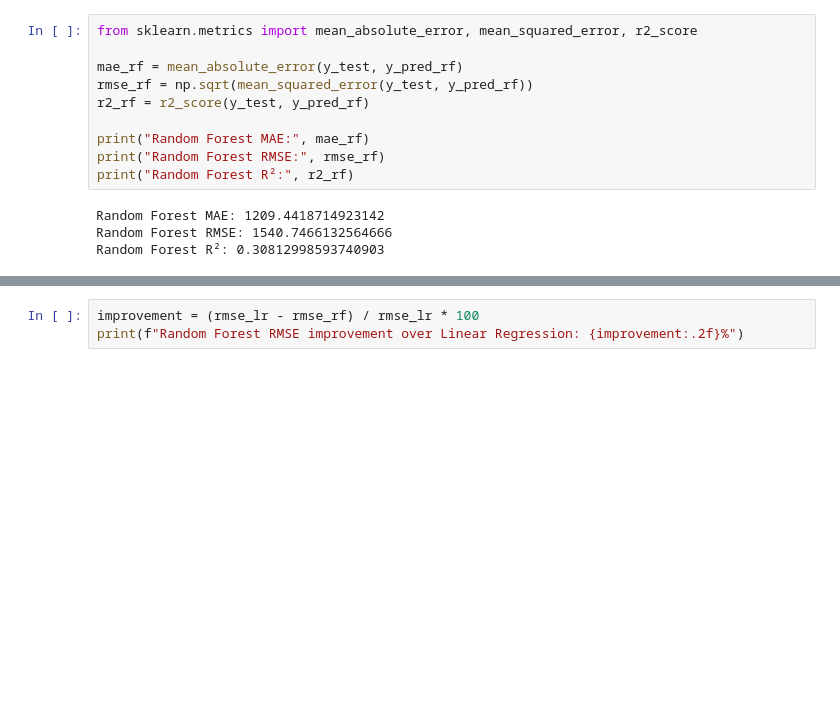
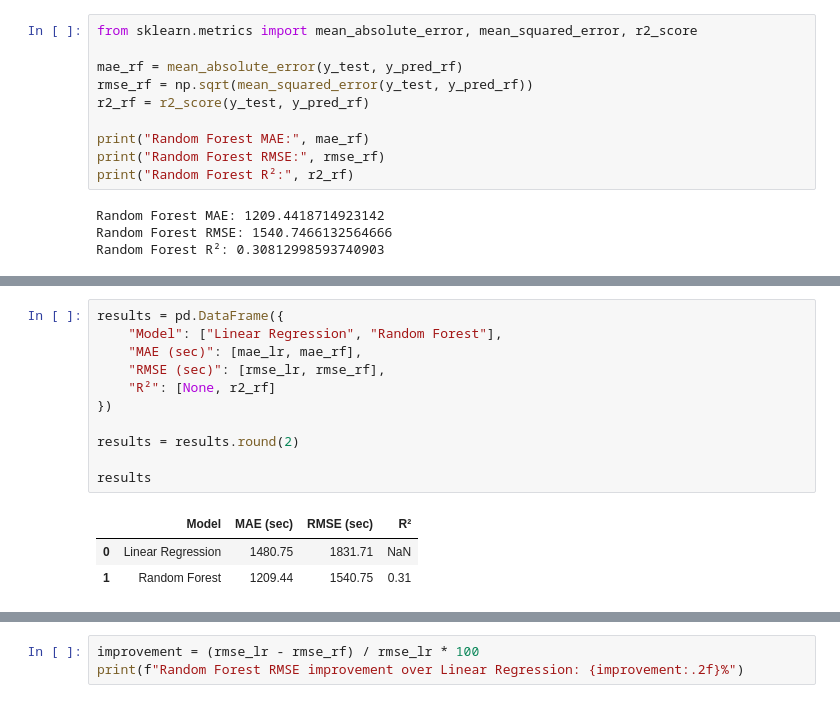
Before and after one commit to Felipe-Ulloa-CA/bus-eta-prediction, a Jupyter notebook: bus_eta_model.ipynb, the cells around one changed output, grey strips where cells are left out. Drawn from its saved outputs; the diff is of its cells as text; blank space fills up the shorter version.

```diff
--- a/bus_eta_model.ipynb
+++ b/bus_eta_model.ipynb
@@ -208,0 +249,15 @@ Random Forest R²: 0.30812998593740903
+# %%
+results = pd.DataFrame({
+    "Model": ["Linear Regression", "Random Forest"],
+    "MAE (sec)": [mae_lr, mae_rf],
+    "RMSE (sec)": [rmse_lr, rmse_rf],
+    "R²": [None, r2_rf]
+})
+
+results = results.round(2)
+
+results
+# %% [output]
+|  | Model | MAE (sec) | RMSE (sec) | R² |
+| 0 | Linear Regression | 1480.75 | 1831.71 | NaN |
+| 1 | Random Forest | 1209.44 | 1540.75 | 0.31 |
```
Also changed, not shown: parts of 11 cells of this notebook.
